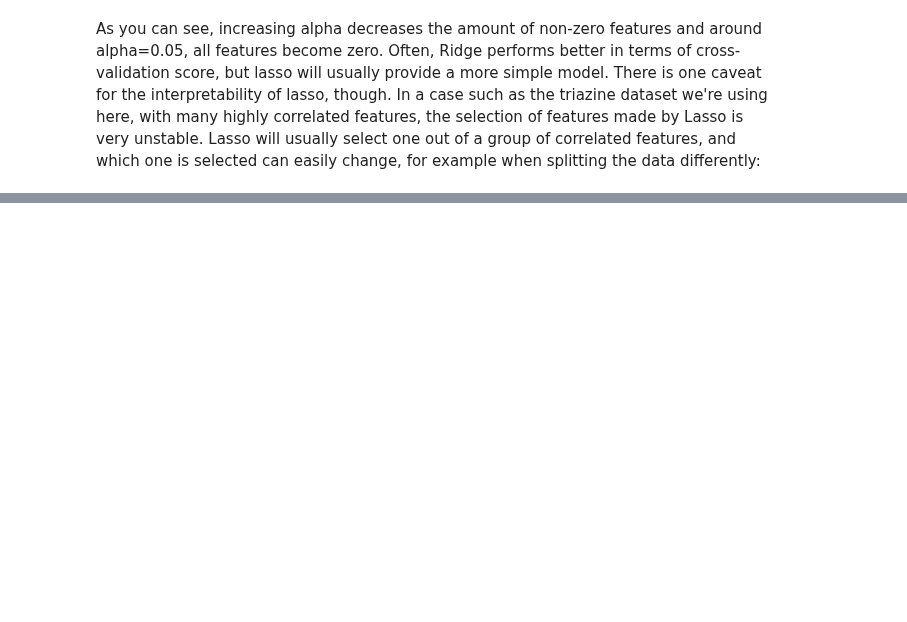
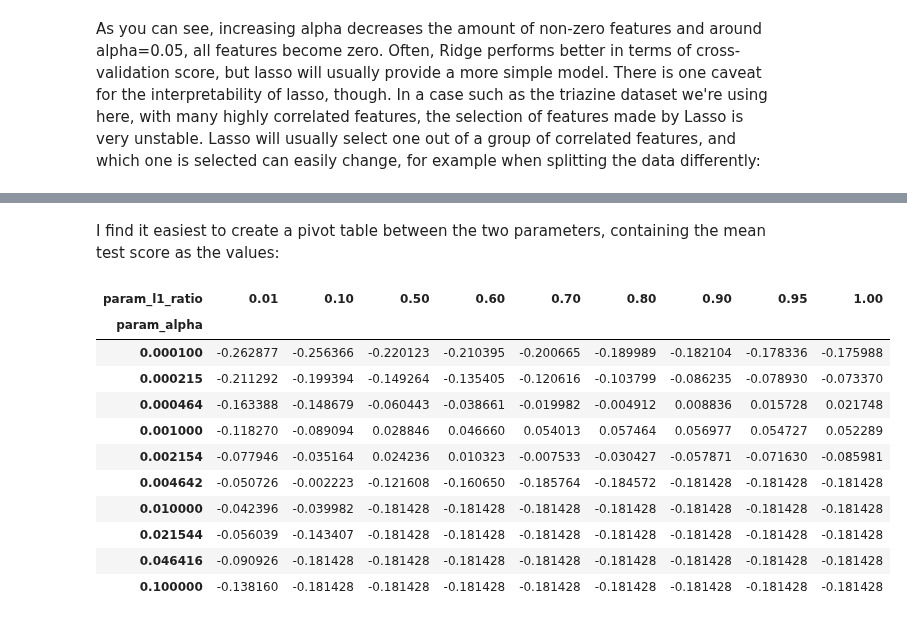
Before and after one commit to amueller/aml, a Jupyter notebook: 02-supervised-learning/05-linear-models-regression.ipynb, the cells around one changed output, grey strips where cells are left out. Saved outputs shown, nothing was run; the diff lists cells and outputs as text; code cells hidden in the pictures; blank space fills up the shorter version.

```diff
--- a/02-supervised-learning/05-linear-models-regression.ipynb
+++ b/02-supervised-learning/05-linear-models-regression.ipynb
@@ -602,0 +575,19 @@ loss of the predictions, basically.
+# %% [markdown]
+I find it easiest to create a pivot table between the two parameters, containing the mean test score as the values:
+# %%
+res = pd.pivot_table(cv_res,
+    values='mean_test_score', index='param_alpha', columns='param_l1_ratio')
+res
+# %% [output]
+| param_l1_ratio | 0.01 | 0.10 | 0.50 | 0.60 | 0.70 | 0.80 | 0.90 | 0.95 | 1.00 |
+| param_alpha |  |  |  |  |  |  |  |  |  |
+| 0.000100 | -0.262877 | -0.256366 | -0.220123 | -0.210395 | -0.200665 | -0.189989 | -0.182104 | -0.178336 | -0.175988 |
+| 0.000215 | -0.211292 | -0.199394 | -0.149264 | -0.135405 | -0.120616 | -0.103799 | -0.086235 | -0.078930 | -0.073370 |
+| 0.000464 | -0.163388 | -0.148679 | -0.060443 | -0.038661 | -0.019982 | -0.004912 | 0.008836 | 0.015728 | 0.021748 |
+| 0.001000 | -0.118270 | -0.089094 | 0.028846 | 0.046660 | 0.054013 | 0.057464 | 0.056977 | 0.054727 | 0.052289 |
+| 0.002154 | -0.077946 | -0.035164 | 0.024236 | 0.010323 | -0.007533 | -0.030427 | -0.057871 | -0.071630 | -0.085981 |
+| 0.004642 | -0.050726 | -0.002223 | -0.121608 | -0.160650 | -0.185764 | -0.184572 | -0.181428 | -0.181428 | -0.181428 |
+| 0.010000 | -0.042396 | -0.039982 | -0.181428 | -0.181428 | -0.181428 | -0.181428 | -0.181428 | -0.181428 | -0.181428 |
+| 0.021544 | -0.056039 | -0.143407 | -0.181428 | -0.181428 | -0.181428 | -0.181428 | -0.181428 | -0.181428 | -0.181428 |
+| 0.046416 | -0.090926 | -0.181428 | -0.181428 | -0.181428 | -0.181428 | -0.181428 | -0.181428 | -0.181428 | -0.181428 |
+| 0.100000 | -0.138160 | -0.181428 | -0.181428 | -0.181428 | -0.181428 | -0.181428 | -0.181428 | -0.181428 | -0.181428 |
```
Also changed, not shown: parts of 36 cells of this notebook.
